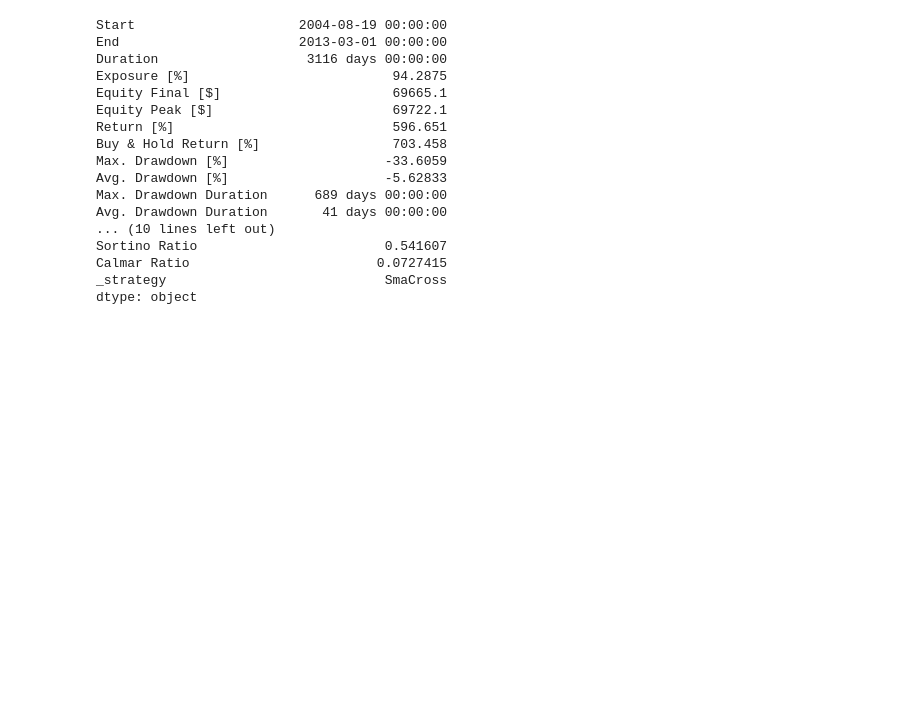
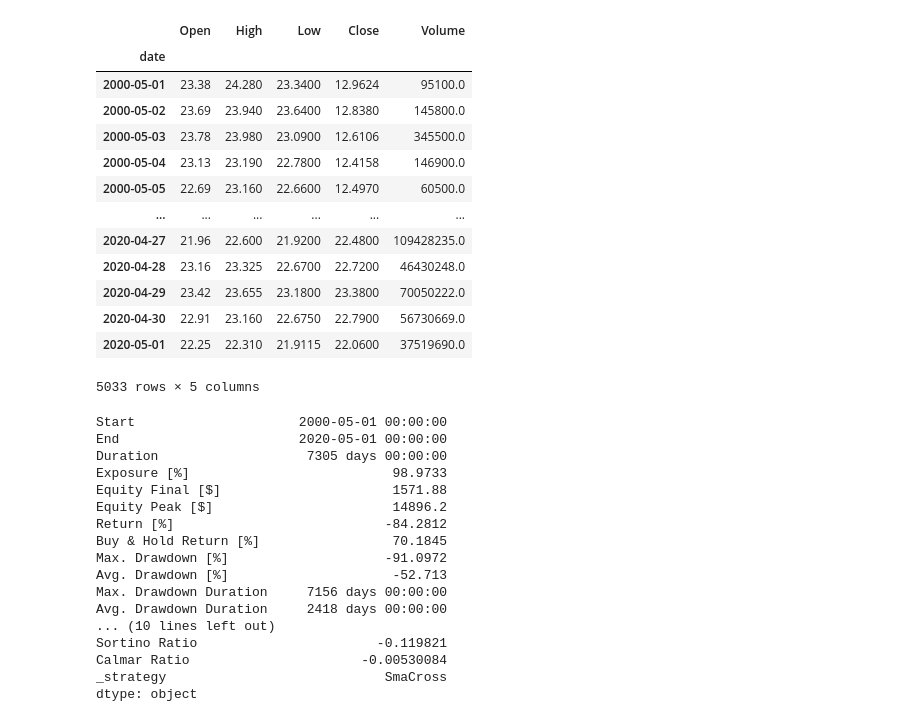
Before and after one commit to bkayratkyzy/Monte_Carlo_Simulations, a Jupyter notebook: notebooks/bulya_backtesting.ipynb, the cells around one changed output. Cells and saved outputs as stored; diff of their text form; code cells hidden in the pictures; blank space fills up the shorter version.

Commit message:
backtesting_update

```diff
--- a/notebooks/bulya_backtesting.ipynb
+++ b/notebooks/bulya_backtesting.ipynb
@@ -5,0 +19,10 @@ from backtesting.test import SMA, GOOG
+# %%
+load_dotenv()
+
+alpaca_api_key = os.getenv("Api_key")
+alpaca_secret_key = os.getenv("Secret_Key")
+
+api = tradeapi.REST(alpaca_api_key, alpaca_secret_key, api_version='v2')
+
+
+type(alpaca_api_key)
@@ -5,0 +31,3 @@ from backtesting.test import SMA, GOOG
+# %%
+xlf_df = api.alpha_vantage.historic_quotes('XLF', adjusted=True, output_format='pandas')
+xlf_df.head()
@@ -5,0 +48,4 @@ from backtesting.test import SMA, GOOG
+# %%
+xlf_df.rename(columns={'1. open':'Open','2. high':'High','3. low':'Low', '5. adjusted close':'Close', '6. volume':'Volume'}, inplace=True)
+xlf_df.drop(columns=['4. close','7. dividend amount', '8. split coefficient'], inplace=True)
+xlf_df
@@ -5,0 +67,18 @@ from backtesting.test import SMA, GOOG
+# %%
+xlf_df.sort_index(ascending=True, inplace=True)
+xlf_df
+# %% [output]
+|  | Open | High | Low | Close | Volume |
+| date |  |  |  |  |  |
+| 2000-05-01 | 23.38 | 24.280 | 23.3400 | 12.9624 | 95100.0 |
+| 2000-05-02 | 23.69 | 23.940 | 23.6400 | 12.8380 | 145800.0 |
+| 2000-05-03 | 23.78 | 23.980 | 23.0900 | 12.6106 | 345500.0 |
+| 2000-05-04 | 23.13 | 23.190 | 22.7800 | 12.4158 | 146900.0 |
+| 2000-05-05 | 22.69 | 23.160 | 22.6600 | 12.4970 | 60500.0 |
+| ... | ... | ... | ... | ... | ... |
+| 2020-04-27 | 21.96 | 22.600 | 21.9200 | 22.4800 | 109428235.0 |
+| 2020-04-28 | 23.16 | 23.325 | 22.6700 | 22.7200 | 46430248.0 |
+| 2020-04-29 | 23.42 | 23.655 | 23.1800 | 23.3800 | 70050222.0 |
+| 2020-04-30 | 22.91 | 23.160 | 22.6750 | 22.7900 | 56730669.0 |
+| 2020-05-01 | 22.25 | 22.310 | 21.9115 | 22.0600 | 37519690.0 |
+5033 rows × 5 columns
@@ -17,25 +98,25 @@ class SmaCross(Strategy):
             self.sell()
 
 
-bt = Backtest(GOOG, SmaCross,
+bt = Backtest(xlf_df, SmaCross,
               cash=10000, commission=.002)
 bt.run()
 # %% [output]
-Start                     2004-08-19 00:00:00
-End                       2013-03-01 00:00:00
-Duration                   3116 days 00:00:00
-Exposure [%]                          94.2875
-Equity Final [$]                      69665.1
-Equity Peak [$]                       69722.1
-Return [%]                            596.651
-Buy & Hold Return [%]                 703.458
-Max. Drawdown [%]                    -33.6059
-Avg. Drawdown [%]                    -5.62833
-Max. Drawdown Duration      689 days 00:00:00
-Avg. Drawdown Duration       41 days 00:00:00
+Start                     2000-05-01 00:00:00
+End                       2020-05-01 00:00:00
+Duration                   7305 days 00:00:00
+Exposure [%]                          98.9733
+Equity Final [$]                      1571.88
+Equity Peak [$]                       14896.2
+Return [%]                           -84.2812
+Buy & Hold Return [%]                 70.1845
+Max. Drawdown [%]                    -91.0972
+Avg. Drawdown [%]                     -52.713
+Max. Drawdown Duration     7156 days 00:00:00
+Avg. Drawdown Duration     2418 days 00:00:00
 ... (10 lines left out)
-Sortino Ratio                        0.541607
-Calmar Ratio                        0.0727415
+Sortino Ratio                       -0.119821
+Calmar Ratio                      -0.00530084
 _strategy                            SmaCross
 dtype: object
 # %%
```
Also changed, not shown: parts of 7 cells of this notebook, 1 other file.
